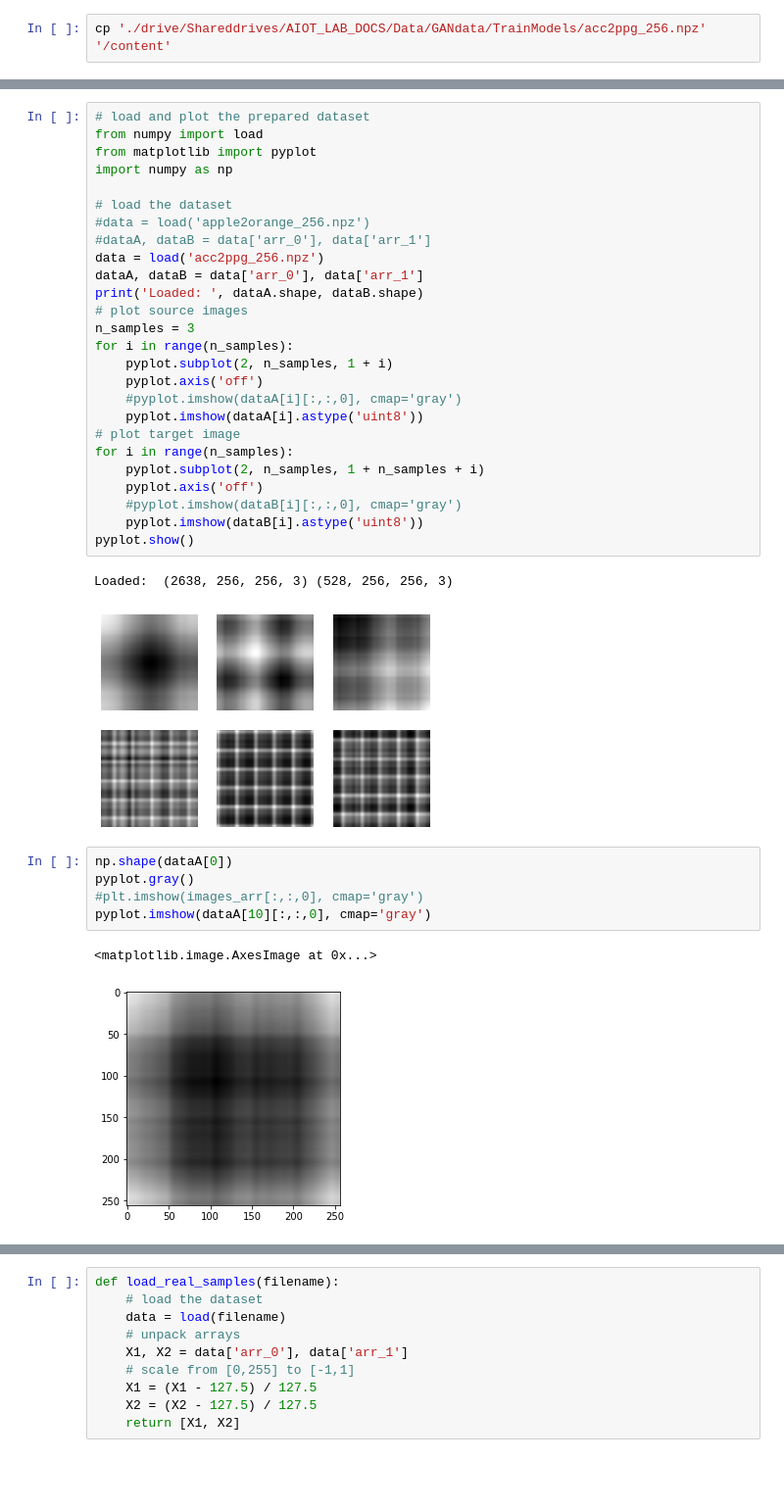
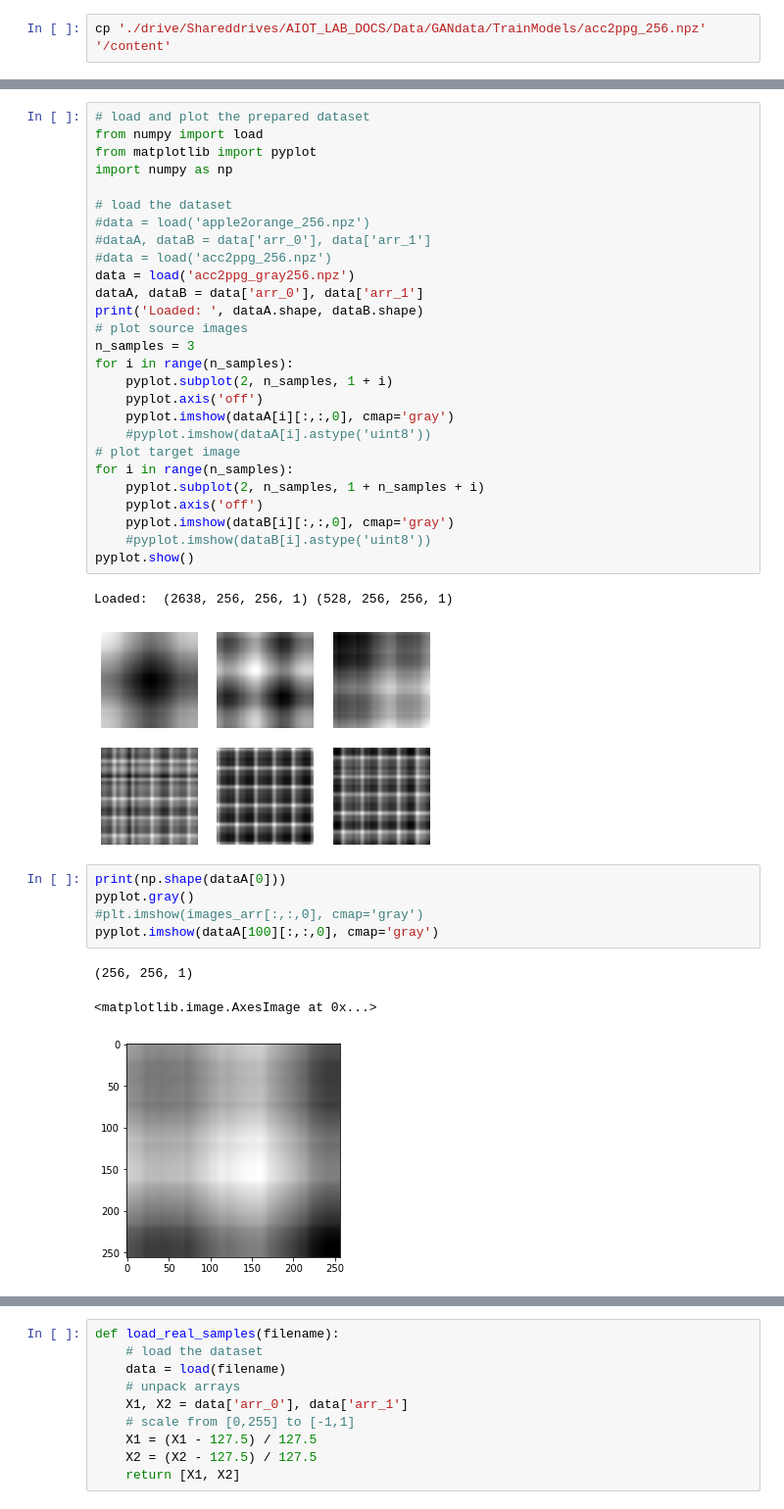
Before and after one commit to LongNguyen1984/GANLearning, a Jupyter notebook: CycleGAN_restNet2.ipynb, the cells around one changed output, grey strips where cells are left out. Shown at 98% size. Cells and saved outputs as stored; diff of their text form; blank space fills up the shorter version.

```diff
--- a/CycleGAN_restNet2.ipynb
+++ b/CycleGAN_restNet2.ipynb
@@ -451,7 +414,8 @@ import numpy as np
 # load the dataset
 #data = load('apple2orange_256.npz')
 #dataA, dataB = data['arr_0'], data['arr_1']
-data = load('acc2ppg_256.npz')
+#data = load('acc2ppg_256.npz')
+data = load('acc2ppg_gray256.npz')
 dataA, dataB = data['arr_0'], data['arr_1']
 print('Loaded: ', dataA.shape, dataB.shape)
 # plot source images
@@ -459,26 +423,27 @@ n_samples = 3
 for i in range(n_samples):
 	pyplot.subplot(2, n_samples, 1 + i)
 	pyplot.axis('off')
-	#pyplot.imshow(dataA[i][:,:,0], cmap='gray')
-	pyplot.imshow(dataA[i].astype('uint8'))
+	pyplot.imshow(dataA[i][:,:,0], cmap='gray')
+	#pyplot.imshow(dataA[i].astype('uint8'))
 # plot target image
 for i in range(n_samples):
 	pyplot.subplot(2, n_samples, 1 + n_samples + i)
 	pyplot.axis('off')
-	#pyplot.imshow(dataB[i][:,:,0], cmap='gray')
-	pyplot.imshow(dataB[i].astype('uint8'))
+	pyplot.imshow(dataB[i][:,:,0], cmap='gray')
+	#pyplot.imshow(dataB[i].astype('uint8'))
 pyplot.show()
 # %% [output]
-Loaded:  (2638, 256, 256, 3) (528, 256, 256, 3)
+Loaded:  (2638, 256, 256, 1) (528, 256, 256, 1)
 [figure]
 # %%
-np.shape(dataA[0])
+print(np.shape(dataA[0]))
 pyplot.gray()
 #plt.imshow(images_arr[:,:,0], cmap='gray')
-pyplot.imshow(dataA[10][:,:,0], cmap='gray')
+pyplot.imshow(dataA[100][:,:,0], cmap='gray')
 # %% [output]
-<matplotlib.image.AxesImage at 0x...>
+(256, 256, 1)
+<matplotlib.image.AxesImage at 0x...>
-[figure, old version]
+[figure, new version]
 # %%
 n_samples = 3
 random_list0 = [np.random.randint(np.shape(dataA)[0]) for i in  range(n_samples)]
```
Also changed, not shown: parts of 33 cells of this notebook.
